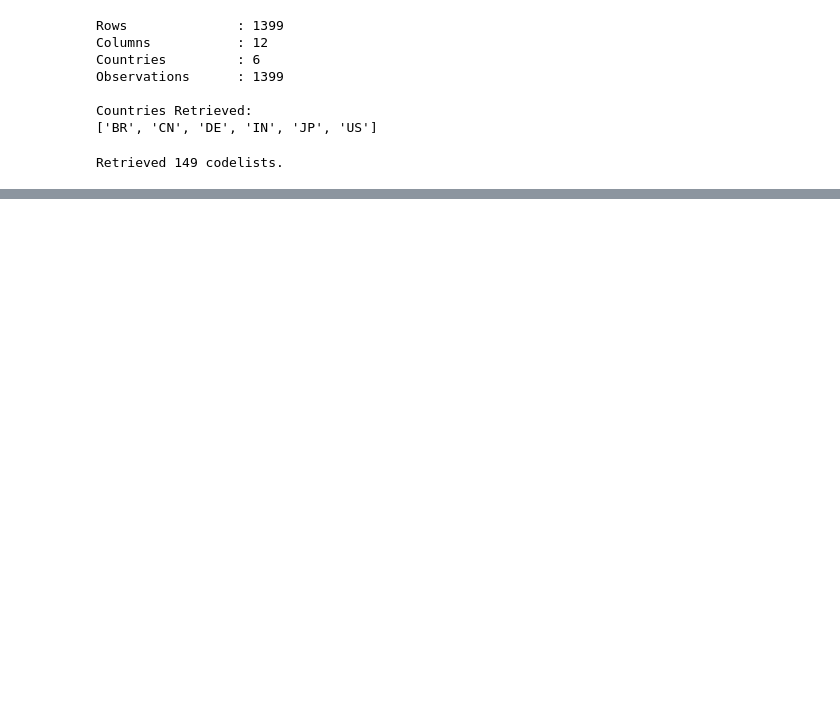
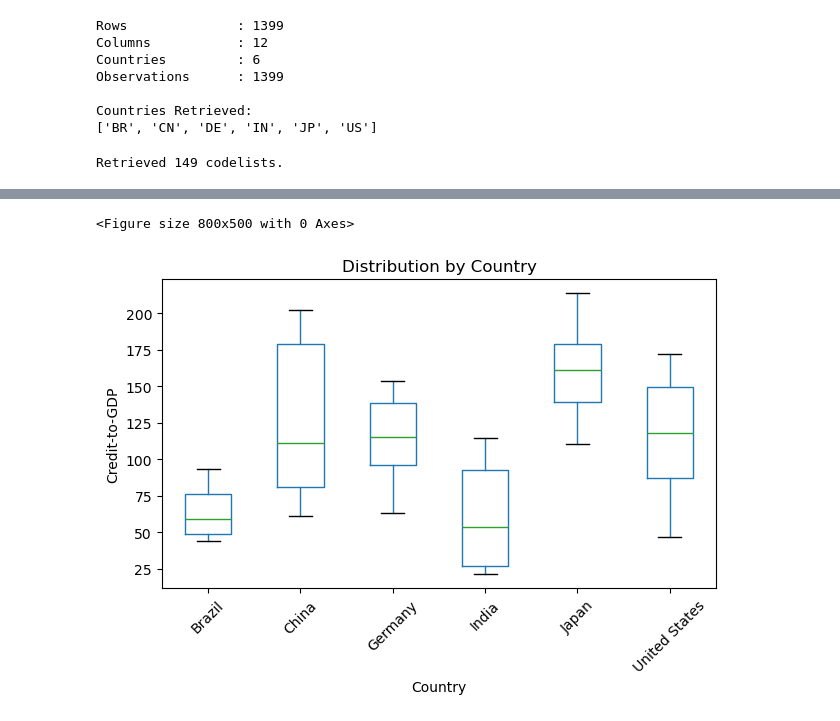
Before and after one commit to suprakashmukherjee/SDMX-Discovery, a Jupyter notebook: notebooks/D6_SDMX_Cross_Country_Analysis.ipynb, the cells around one changed output, grey strips where cells are left out. Saved outputs shown, nothing was run; the diff lists cells and outputs as text; code cells hidden in the pictures; blank space fills up the shorter version.

```diff
--- a/notebooks/D6_SDMX_Cross_Country_Analysis.ipynb
+++ b/notebooks/D6_SDMX_Cross_Country_Analysis.ipynb
@@ -530,0 +875,33 @@ def codelist_to_dict(codelist):
+# %%
+# ----------------------------------------------------
+# Distribution of Credit-to-GDP
+# ----------------------------------------------------
+
+plt.figure(figsize=(8,5))
+
+df_analysis.boxplot(
+
+    column="OBS_VALUE",
+
+    by="BORROWERS_CTY_LABEL",
+
+    grid=False
+
+)
+
+plt.title("Distribution by Country")
+
+plt.suptitle("")
+
+plt.xlabel("Country")
+
+plt.ylabel("Credit-to-GDP")
+
+plt.xticks(rotation=45)
+
+plt.tight_layout()
+
+plt.show()
+# %% [output]
+<Figure size 800x500 with 0 Axes>
+[figure, added]
```
Also changed, not shown: parts of 19 cells of this notebook.
